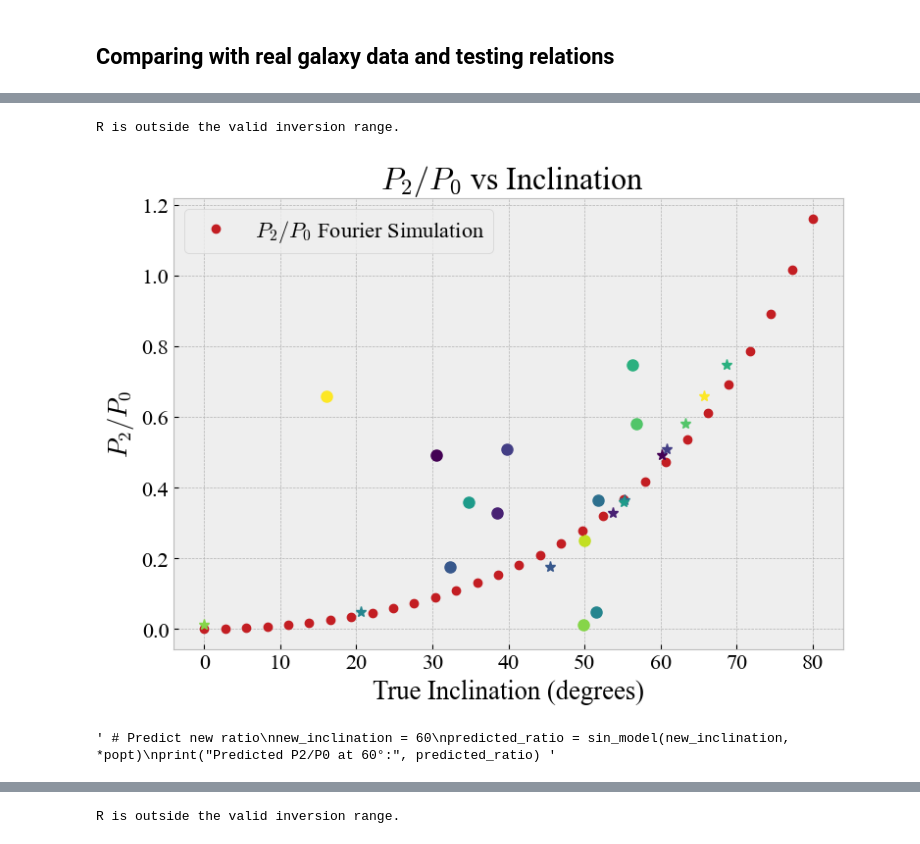
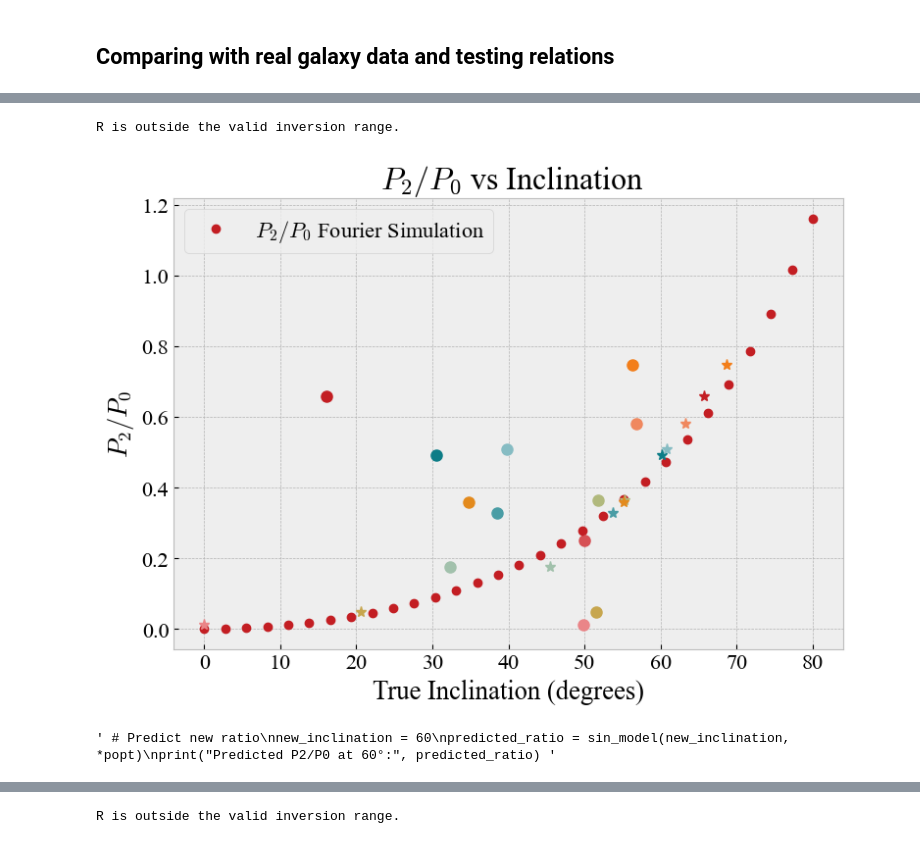
Before and after one commit to michael-petersen/GalaxyIncIinations, a Jupyter notebook: SimulatedGalaxiesAndExpansions.ipynb, the cells around one changed output, grey strips where cells are left out. Saved outputs shown, nothing was run; the diff lists cells and outputs as text; code cells hidden in the pictures.

```diff
--- a/SimulatedGalaxiesAndExpansions.ipynb
+++ b/SimulatedGalaxiesAndExpansions.ipynb
@@ -146,21 +138,20 @@ plt.show() """
 # %% [markdown]
 ## Automating the best coefficients
 # %%
+inc = 40. # degrees, change as needed
 
-noise = 0.5
-inclinationvalue = 40.
-
+"""Generating the galaxy image with the specified inclination"""
 D = DiscGalaxy(N=N, a=a)
-D.rotate_disc(inclinationvalue, 0, 0)
+D.rotate_disc(inc, 0, 0)
 D.generate_image(rmax=rmax, nbins=nbins, noiselevel=noise)
 
 img_orig = D.img.copy()
 x_edges, y_edges = D.x_edges, D.y_edges
 
-#Finding the best expansion coefficients
+"""Finding the best expansion coefficients"""
 # We will try different mmax and nmax values to find the best fit to the original
-m_values = range(1, 10, 1) #vary m and n ranges to find the best fit
-n_values = range(1, 10, 1)
+m_values = range(0, 10, 2) #vary m (even) and n (all) ranges to find the best fit
+n_values = range(1, 10, 1) #n=1 corresponds to the 0 laguerre mode.
 errors = []
 best_error = np.inf
 best_config = None
@@ -173,18 +164,17 @@ for m in tqdm(m_values, desc="mmax"):
             E.laguerre_reconstruction(D.r, D.p)
             recon = E.reconstruction
 
-            # Convert reconstruction to 2D histogram grid for fair comparison
+           # Convert polar coordinates to Cartesian coordinates
             x = D.r * np.cos(D.p)
             y = D.r * np.sin(D.p)
             bins = [x_edges, y_edges]
 
-            # Bin reconstructed values
             recon_img, _, _ = np.histogram2d(x, y, bins=bins, weights=E.reconstruction)
             counts, _, _ = np.histogram2d(x, y, bins=bins)
             recon_img /= np.maximum(counts, 1)
             recon_img *= np.sum(img_orig) / np.sum(recon_img)
             recon_img = recon_img.T
-            # Now compare to original image
+            #Compare to original image
             mask = np.isfinite(img_orig) & np.isfinite(recon_img)
             nrmse = np.sqrt(np.mean((img_orig[mask] - recon_img[mask])**2)) / np.max(img_orig)
 
@@ -198,11 +188,15 @@ for m in tqdm(m_values, desc="mmax"):
         except Exception as e:
             print(f"Failed at m={m}, n={n}: {e}")
 
-# print and plot the best match
+# Print and plot the best match
 m_best, n_best = best_config
-print(f"Best match: mmax = {m_best}, nmax = {n_best}, NRMSE = {best_error:.5f}")
+print(f"Best match: mmax = {m_best}, nmax = {n_best-1}, NRMSE = {best_error:.5f}")
 
-#Original Image Plot
+# n-1 ensures the Laguerre mode is correctly indexed since n=1 corresponds to the 0 Laguerre mode, which we interpret as n=0
+
+
+"""Plots"""
+#Original
 plt.figure()
 plt.imshow(np.log10(img_orig), origin='lower', cmap='bone_r',
            extent=[x_edges[0], x_edges[-1], y_edges[0], y_edges[-1]],
@@ -213,7 +207,7 @@ plt.xlabel('X')
 plt.ylabel('Y')
 plt.show()
 
-# Plot: Best Reconstruction
+#Best Reconstruction
 plt.figure()
 safe_recon = np.where(recon_img > 0, recon_img, np.nan)
 log_recon = np.log10(safe_recon)
@@ -222,10 +216,12 @@ plt.imshow(log_recon, origin='lower', cmap='bone_r',
            extent=[x_edges[0], x_edges[-1], y_edges[0], y_edges[-1]],
            vmin=0., vmax=3.3)
 plt.colorbar(label='log10 reconstructed')
-plt.title(f"Best Reconstruction (m={m_best}, n={n_best})")
+plt.title(f"Best Reconstruction (m={m_best}, n={n_best-1})")
 plt.xlabel("X")
 plt.ylabel("Y")
 plt.show()
+
+#Difference Image
 
 difference = img_orig - recon_img
 
@@ -823,40 +700,35 @@ test_incl=np.array([estimate_inclination(R2_0_1, Am_fit, Bm_fit, Cm_fit),
                     estimate_inclination(R2_0_10, Am_fit, Bm_fit, Cm_fit),
                     estimate_inclination(R2_0_11, Am_fit, Bm_fit, Cm_fit),
                     estimate_inclination(R2_0_12, Am_fit, Bm_fit, Cm_fit)
                     ])
 # Fit the sinusoidal model
 popt, _ = curve_fit(sin_model, incl, ratios, p0=[1, 2, 0])
 A_fit, B_fit, C_fit = popt
 
 # Plotting
 theta_vals = np.linspace(0, 90, 500)
 fit_vals = sin_model(theta_vals, *popt)
 
 plt.figure(figsize=(8, 6))
-colours = plt.cm.viridis(np.linspace(0, 1, len(incl)))
+colorindx = np.linspace(0, 1, len(ratios))
 for i in range(len(incl)):
-    plt.plot(incl[i], ratios[i], 'o', color=colours[i], markersize=8)
+    plt.plot(incl[i], ratios[i], 'o', color=my_gradient(colorindx[i]), markersize=8)
 # plt.plot(incl, ratios, 'o', label='Data', color=colours)
 #plt.plot(theta_vals, fit_vals, '-', label=f'Fit: A*sin(θ)^B + C\nA={A_fit:.3f}, B={B_fit:.3f}, C={C_fit:.3f}', color='darkorange')
 nonmask = (test_incl == None)
 test_incl[nonmask] = 0
 plt.plot(theta_deg, Rmplot, 'o', label=r'$P_2/P_0$ Fourier Simulation', color='#c31e23')
 # plt.plot(test_incl,test_ratios, 'o', label='Estimated Inclinations', color=colours)
 for i in range(len(test_incl)):
-    plt.plot(test_incl[i], ratios[i], '*', color=colours[i], markersize=8)
+    plt.plot(test_incl[i], ratios[i], '*', color=my_gradient(colorindx[i]), markersize=8)
 plt.xlabel("True Inclination (degrees)")
 plt.ylabel(r"$P_2/P_0$")
 plt.title(r" $P_2/P_0$ vs Inclination")
 plt.legend()
 plt.grid(True)
 plt.tight_layout()
 plt.show()
-
-""" # Predict new ratio
-new_inclination = 60
-predicted_ratio = sin_model(new_inclination, *popt)
-print("Predicted P2/P0 at 60°:", predicted_ratio) """
 # %% [output]
 R is outside the valid inversion range.
-[figure, old version]
+[figure, new version]
 ' # Predict new ratio\nnew_inclination = 60\npredicted_ratio = sin_model(new_inclination, *popt)\nprint("Predicted P2/P0 at 60°:", predicted_ratio) '
```
Also changed, not shown: parts of 10 cells of this notebook, 1 other file.
